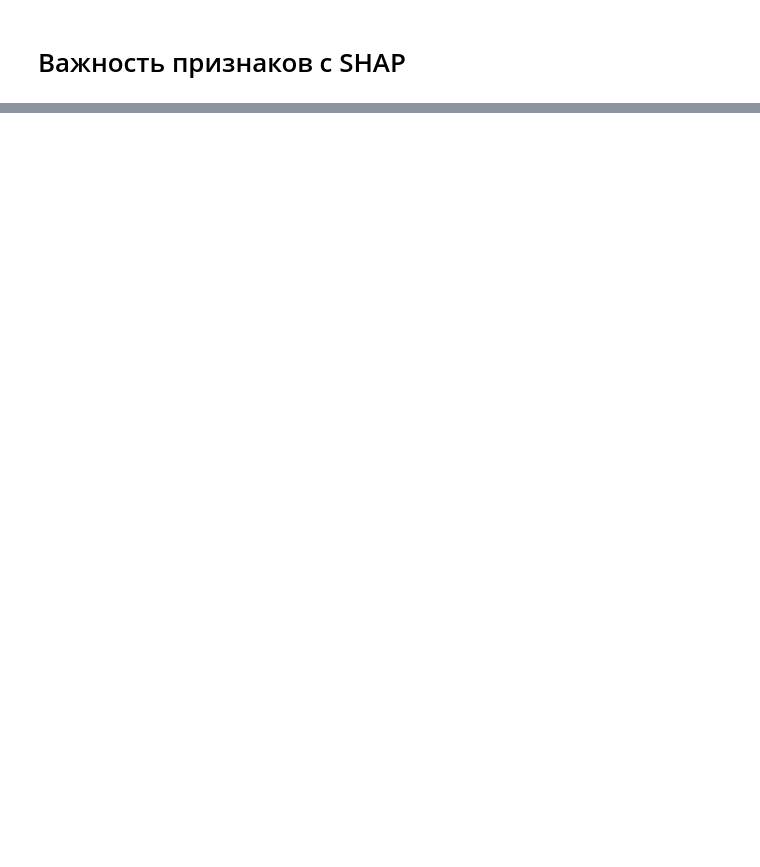
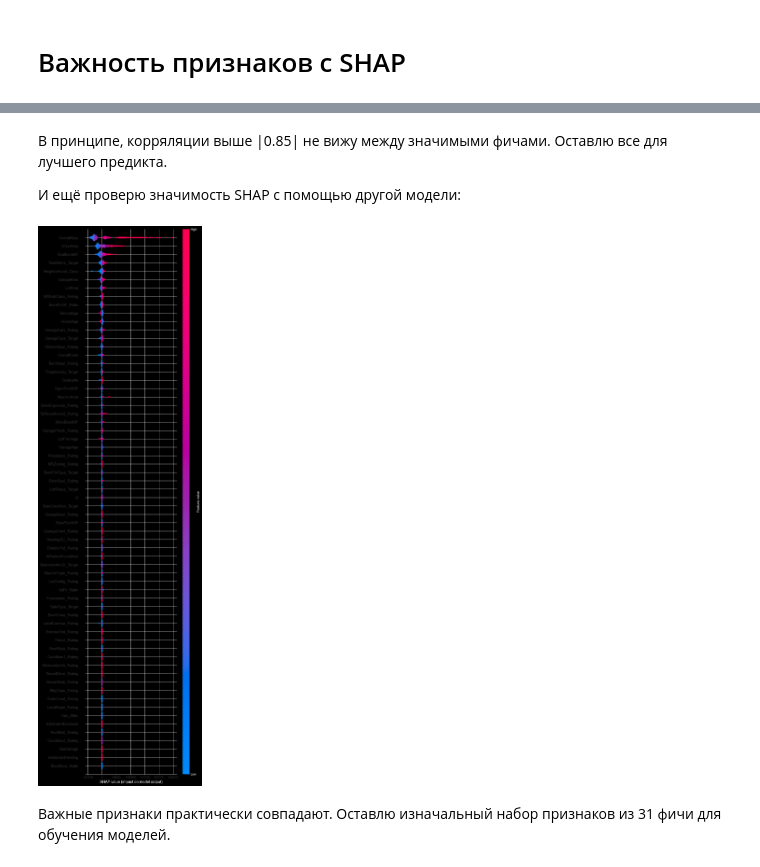
Before and after one commit to SashaCurry/HousePrices, a Jupyter notebook: 2_Feature-engineering.ipynb, the cells around one changed output, grey strips where cells are left out. Cells and saved outputs as stored; diff of their text form; code cells hidden in the pictures; blank space fills up the shorter version.

```diff
--- a/2_Feature-engineering.ipynb
+++ b/2_Feature-engineering.ipynb
@@ -1177,0 +1304,21 @@ df = df.drop(columns=['YearBuilt', 'YearRemodAdd', 'YrSold'])
+# %% [markdown]
+В принципе, корряляции выше |0.85| не вижу между значимыми фичами. Оставлю все для лучшего предикта.
+
+И ещё проверю значимость SHAP с помощью другой модели:
+# %%
+from sklearn.ensemble import RandomForestRegressor
+
+X_train, y_train = df.drop(columns=['SalePrice']), df['SalePrice']
+
+model = RandomForestRegressor(n_estimators=100)
+model.fit(X_train, y_train)
+
+explainer = shap.TreeExplainer(model)
+
+shap_values = explainer.shap_values(X_train)
+
+shap.summary_plot(shap_values, X_train, max_display=65)
+# %% [output]
+[figure, added]
+# %% [markdown]
+Важные признаки практически совпадают. Оставлю изначальный набор признаков из 31 фичи для обучения моделей.
```
Also changed, not shown: parts of 25 cells of this notebook, 6 other files.
